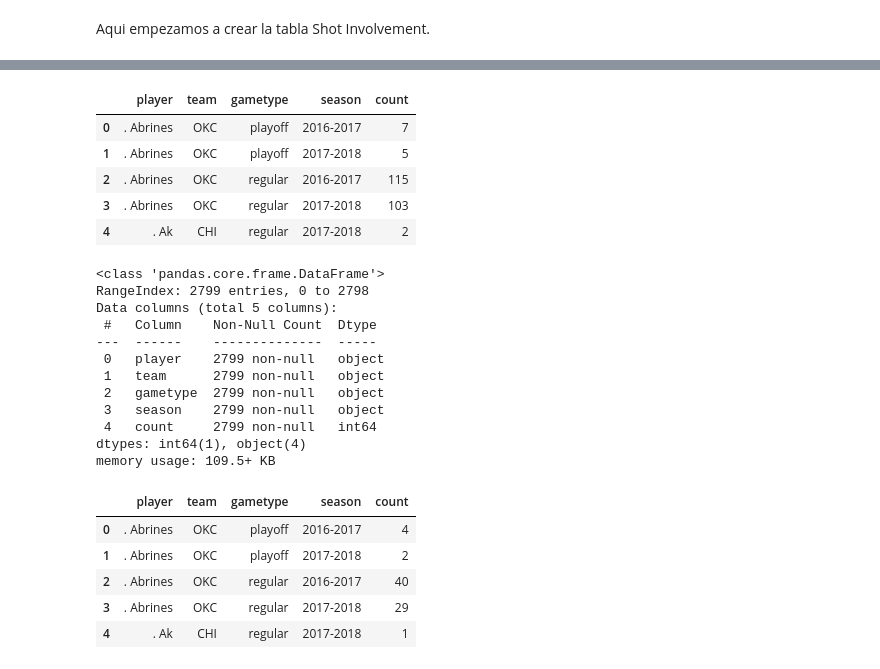
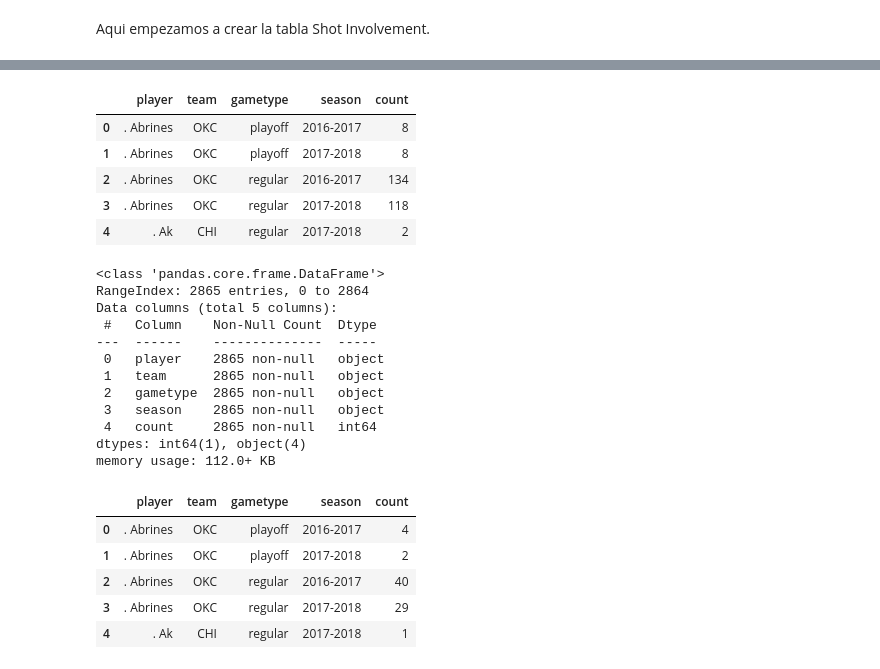
Before and after one commit to Millan13/Moneyball-NBA, a Jupyter notebook: Notebooks/Integracion_data.ipynb, the cells around one changed output, grey strips where cells are left out. Saved outputs shown, nothing was run; the diff lists cells and outputs as text; code cells hidden in the pictures.

```diff
--- a/Notebooks/Integracion_data.ipynb
+++ b/Notebooks/Integracion_data.ipynb
@@ -167,3 +168,10 @@ dtypes: int64(1), object(5)
 memory usage: 1.2+ MB
 # %% [markdown]
 Aqui empezamos a crear la tabla Shot Involvement.
+# %%
+sql = "SELECT Shooter, Assister, GameType, Season, count(*) as count \
+        FROM data_make \
+        GROUP BY Shooter, Assister, GameType, Season \
+        ORDER BY count(*) DESC"
+query = pandasql.sqldf(sql, globals())
+query
@@ -169,0 +192,3 @@ Aqui empezamos a crear la tabla Shot Involvement.
+# %%
+query[['shooter','sh_team']]= query.Shooter.str.split(" - ",expand=True)
+query[['assister','as_team']]= query.Assister.str.split(" - ",expand=True)
@@ -169,0 +211,3 @@ Aqui empezamos a crear la tabla Shot Involvement.
+# %%
+query['team'] = query['sh_team']
+query.head()
@@ -169,0 +221,4 @@ Aqui empezamos a crear la tabla Shot Involvement.
+# %%
+select = ['shooter', 'assister', 'team', 'GameType', 'Season', 'count']
+query = query[select]
+query = query.rename(columns={"GameType":"gametype", "Season":"season"})
@@ -170,27 +234,27 @@ Aqui empezamos a crear la tabla Shot Involvement.
 # %%
-shooter = df_pairs.groupby(['shooter', 'team', 'gametype', 'season'])['count'].sum().reset_index()
+shooter = query.groupby(['shooter', 'team', 'gametype', 'season'])['count'].sum().reset_index()
 shooter = shooter.rename(columns={"shooter":"player"})
 shooter.head()
 # %% [output]
 |  | player | team | gametype | season | count |
-| 0 | . Abrines | OKC | playoff | 2016-2017 | 7 |
-| 1 | . Abrines | OKC | playoff | 2017-2018 | 5 |
-| 2 | . Abrines | OKC | regular | 2016-2017 | 115 |
-| 3 | . Abrines | OKC | regular | 2017-2018 | 103 |
+| 0 | . Abrines | OKC | playoff | 2016-2017 | 8 |
+| 1 | . Abrines | OKC | playoff | 2017-2018 | 8 |
+| 2 | . Abrines | OKC | regular | 2016-2017 | 134 |
+| 3 | . Abrines | OKC | regular | 2017-2018 | 118 |
 | 4 | . Ak | CHI | regular | 2017-2018 | 2 |
 # %%
 shooter.info()
 # %% [output]
 <class 'pandas.core.frame.DataFrame'>
-RangeIndex: 2799 entries, 0 to 2798
+RangeIndex: 2865 entries, 0 to 2864
 Data columns (total 5 columns):
  #   Column    Non-Null Count  Dtype
 ---  ------    --------------  -----
- 0   player    2799 non-null   object
- 1   team      2799 non-null   object
- 2   gametype  2799 non-null   object
- 3   season    2799 non-null   object
- 4   count     2799 non-null   int64
+ 0   player    2865 non-null   object
+ 1   team      2865 non-null   object
+ 2   gametype  2865 non-null   object
+ 3   season    2865 non-null   object
+ 4   count     2865 non-null   int64
 dtypes: int64(1), object(4)
-memory usage: 109.5+ KB
+memory usage: 112.0+ KB
 # %%
```
Also changed, not shown: parts of 10 cells of this notebook.
